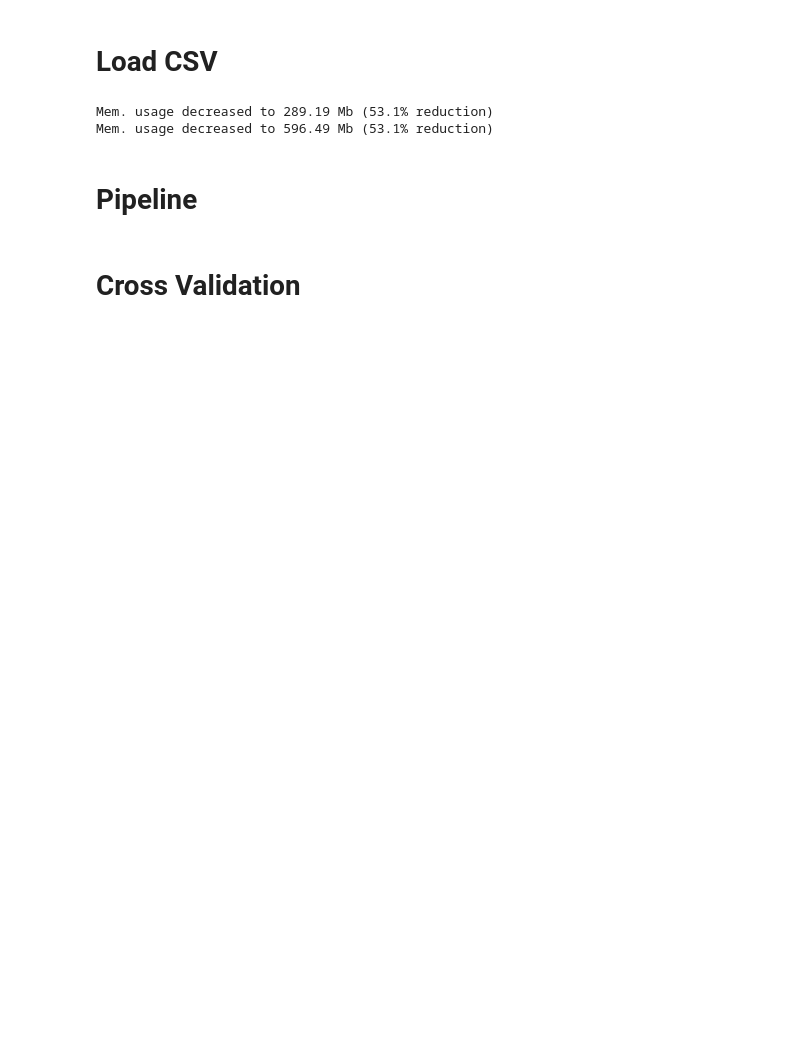
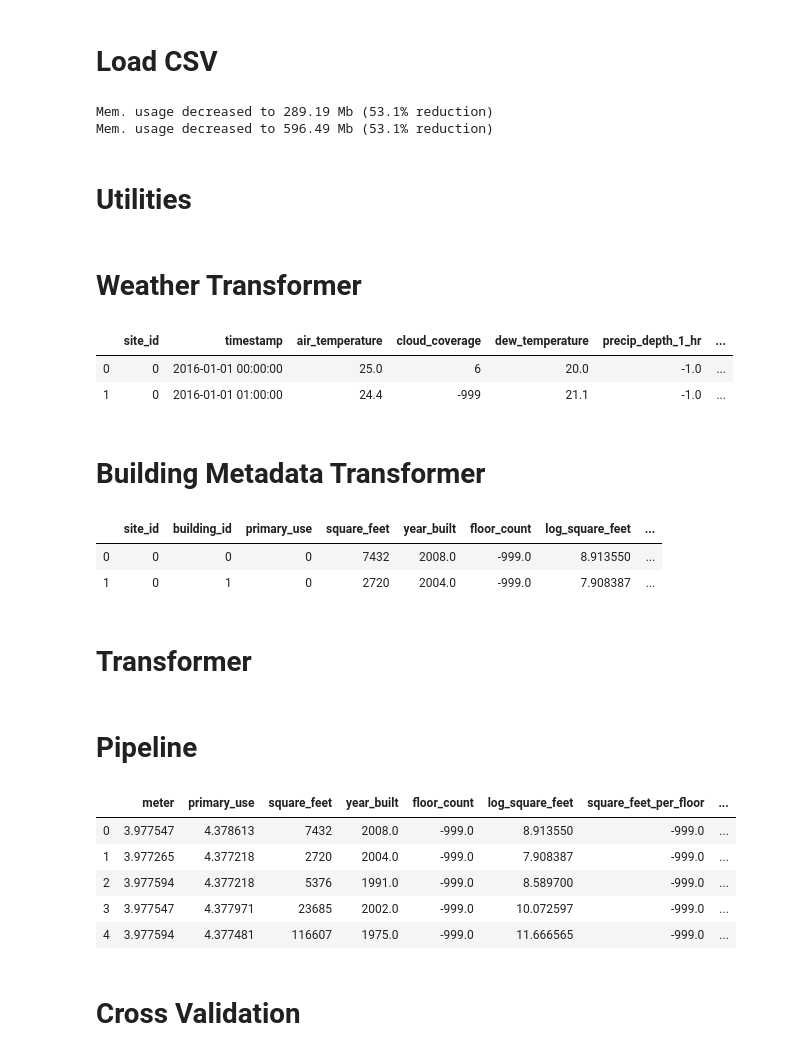
Before and after one commit to ytkj/ashrae-energy-prediction, a Jupyter notebook: main.ipynb, the cells around one changed output. Cells and saved outputs as stored; diff of their text form; code cells hidden in the pictures; blank space fills up the shorter version.

Commit message:
introduce weather transformer and building metadata transformer.

```diff
--- a/main.ipynb
+++ b/main.ipynb
@@ -373,3 +27,5 @@ weather_test = pd.read_csv('data/weather_test.csv', parse_dates=['timestamp'])
 # %% [output]
 Mem. usage decreased to 289.19 Mb (53.1% reduction)
 Mem. usage decreased to 596.49 Mb (53.1% reduction)
+# %% [markdown]
+# Utilities
@@ -375,0 +159,2 @@ Mem. usage decreased to 596.49 Mb (53.1% reduction)
+# %% [markdown]
+# Weather Transformer
@@ -375,0 +286,8 @@ Mem. usage decreased to 596.49 Mb (53.1% reduction)
+# %%
+weather_pipeline.fit_transform(weather_train).head(2)
+# %% [output]
+|  | site_id | timestamp | air_temperature | cloud_coverage | dew_temperature | precip_depth_1_hr | ... |
+| 0 | 0 | 2016-01-01 00:00:00 | 25.0 | 6 | 20.0 | -1.0 | ... |
+| 1 | 0 | 2016-01-01 01:00:00 | 24.4 | -999 | 21.1 | -1.0 | ... |
+# %% [markdown]
+# Building Metadata Transformer
@@ -375,0 +321,8 @@ Mem. usage decreased to 596.49 Mb (53.1% reduction)
+# %%
+building_metadata_pipeline.fit_transform(building_metadata).head(2)
+# %% [output]
+|  | site_id | building_id | primary_use | square_feet | year_built | floor_count | log_square_feet | ... |
+| 0 | 0 | 0 | 0 | 7432 | 2008.0 | -999.0 | 8.913550 | ... |
+| 1 | 0 | 1 | 0 | 2720 | 2004.0 | -999.0 | 7.908387 | ... |
+# %% [markdown]
+# Transformer
@@ -380,37 +440,18 @@ def pipeline_factory() -> Pipeline:
     return Pipeline(steps=[
 
         # join
-        ('join_building_meta', BuildingMetaJoiner(building_metadata)),
+        ('join_building_meta', BuildingMetaJoiner(
+            building_metadata_pipeline.fit_transform(
+                building_metadata
+            )
+        )),
         ('join_weather', WeatherJoiner(
-            pd.concat([
-                weather_train,
-                weather_test
-            ], axis=0).pipe(
-                fix_nan_weather
-            ).pipe(
-                weather_weighted_average
-            ).pipe(
-                weather_weighted_average, past=False
+            weather_pipeline.fit_transform(
+                pd.concat([weather_train, weather_test], axis=0, ignore_index=True)
             )
         )),
 
-        # missing value
-        ('impute_fix_values', ColumnTransformer({
-            'year_built': ConstantImputer(-999),
-            'floor_count': ConstantImputer(-999),
-        })),
-
         # feature engineering
-        ('label_encode', ColumnTransformer({
-            'wind_direction': WindDirectionEncoder(),
-            'wind_speed': WindSpeedEncoder(),
-            'wind_speed_wa5': WindSpeedEncoder(),
-            'wind_speed_wa-5': WindSpeedEncoder(),
-            'primary_use': WrappedLabelEncoder(building_metadata['primary_use']),
-        })),
-        ('transform_logarithm', ColumnTransformer({
-            'square_feet': LogarithmTransformer(),
-        })),
         ('feature_engineering_from_datetime', DatetimeFeatureEngineerer()),
         ('target_encode', ColumnTransformer({
             'primary_use': TargetEncoder(),
@@ -419,10 +460,11 @@ def pipeline_factory() -> Pipeline:
             'time_period': TargetEncoder(),
             'wind_direction': TargetEncoder(),
             'wind_speed': TargetEncoder(),
+            'wind_speed_wa1': TargetEncoder(),
+            'wind_speed_wa-1': TargetEncoder(),
             'wind_speed_wa5': TargetEncoder(),
             'wind_speed_wa-5': TargetEncoder(),
         })),
-        ('diff_temperature', WeatherFeatureEngineerer()),
 
         # drop columns
         ('drop_columns', ColumnDropper([
@@ -436,6 +478,18 @@ def pipeline_factory() -> Pipeline:
         ('regressor', RandomForestRegressor()),
 
     ])
+# %%
+pipeline_factory().fit_transform(
+    train.drop(columns='meter_reading'),
+    np.log1p(train['meter_reading'].values)
+).head()
+# %% [output]
+|  | meter | primary_use | square_feet | year_built | floor_count | log_square_feet | square_feet_per_floor | ... |
+| 0 | 3.977547 | 4.378613 | 7432 | 2008.0 | -999.0 | 8.913550 | -999.0 | ... |
+| 1 | 3.977265 | 4.377218 | 2720 | 2004.0 | -999.0 | 7.908387 | -999.0 | ... |
+| 2 | 3.977594 | 4.377218 | 5376 | 1991.0 | -999.0 | 8.589700 | -999.0 | ... |
+| 3 | 3.977547 | 4.377971 | 23685 | 2002.0 | -999.0 | 10.072597 | -999.0 | ... |
+| 4 | 3.977594 | 4.377481 | 116607 | 1975.0 | -999.0 | 11.666565 | -999.0 | ... |
 # %% [markdown]
 # Cross Validation
 # %%
```
Also changed, not shown: parts of 14 cells of this notebook, 2 other files.
